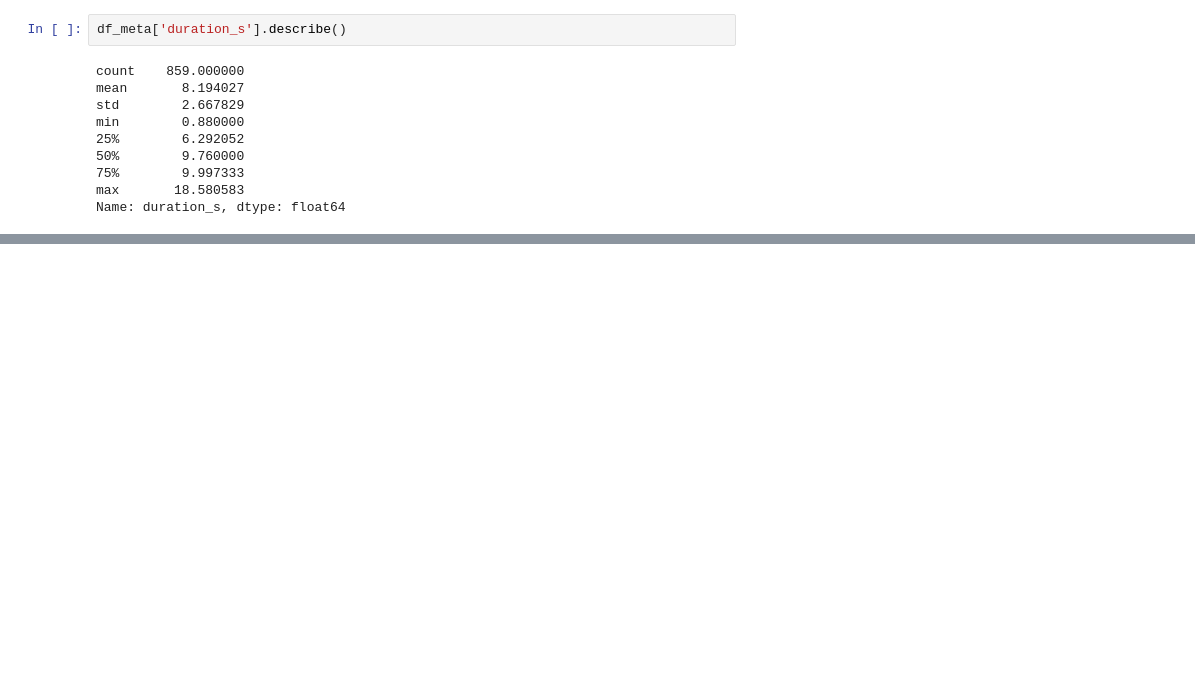
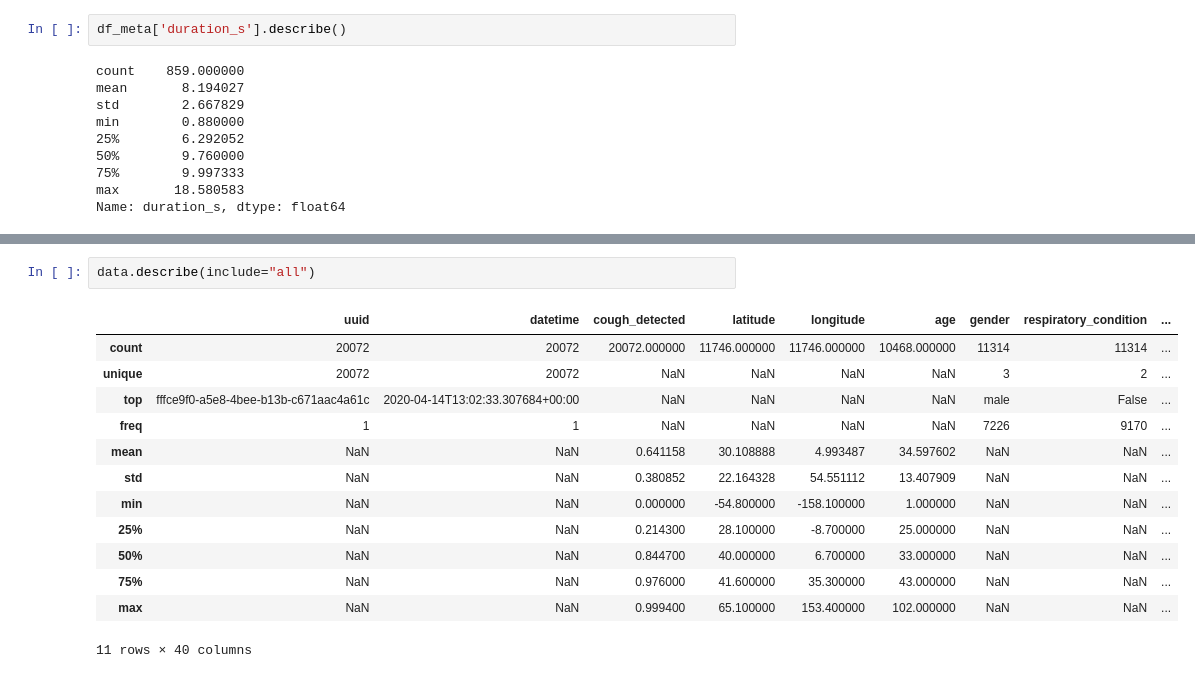
Before and after one commit to jimmytrn154/Respiratory_EDA, a Jupyter notebook: eda3Test.ipynb, the cells around one changed output, grey strips where cells are left out. Drawn from its saved outputs; the diff is of its cells as text; blank space fills up the shorter version.

```diff
--- a/eda3Test.ipynb
+++ b/eda3Test.ipynb
@@ -92,0 +106,16 @@ Name: duration_s, dtype: float64
+# %%
+data.describe(include="all")
+# %% [output]
+|  | uuid | datetime | cough_detected | latitude | longitude | age | gender | respiratory_condition | ... |
+| count | 20072 | 20072 | 20072.000000 | 11746.000000 | 11746.000000 | 10468.000000 | 11314 | 11314 | ... |
+| unique | 20072 | 20072 | NaN | NaN | NaN | NaN | 3 | 2 | ... |
+| top | fffce9f0-a5e8-4bee-b13b-c671aac4a61c | 2020-04-14T13:02:33.307684+00:00 | NaN | NaN | NaN | NaN | male | False | ... |
+| freq | 1 | 1 | NaN | NaN | NaN | NaN | 7226 | 9170 | ... |
+| mean | NaN | NaN | 0.641158 | 30.108888 | 4.993487 | 34.597602 | NaN | NaN | ... |
+| std | NaN | NaN | 0.380852 | 22.164328 | 54.551112 | 13.407909 | NaN | NaN | ... |
+| min | NaN | NaN | 0.000000 | -54.800000 | -158.100000 | 1.000000 | NaN | NaN | ... |
+| 25% | NaN | NaN | 0.214300 | 28.100000 | -8.700000 | 25.000000 | NaN | NaN | ... |
+| 50% | NaN | NaN | 0.844700 | 40.000000 | 6.700000 | 33.000000 | NaN | NaN | ... |
+| 75% | NaN | NaN | 0.976000 | 41.600000 | 35.300000 | 43.000000 | NaN | NaN | ... |
+| max | NaN | NaN | 0.999400 | 65.100000 | 153.400000 | 102.000000 | NaN | NaN | ... |
+11 rows × 40 columns
```
Also changed, not shown: parts of 7 cells of this notebook, 6 other files.
